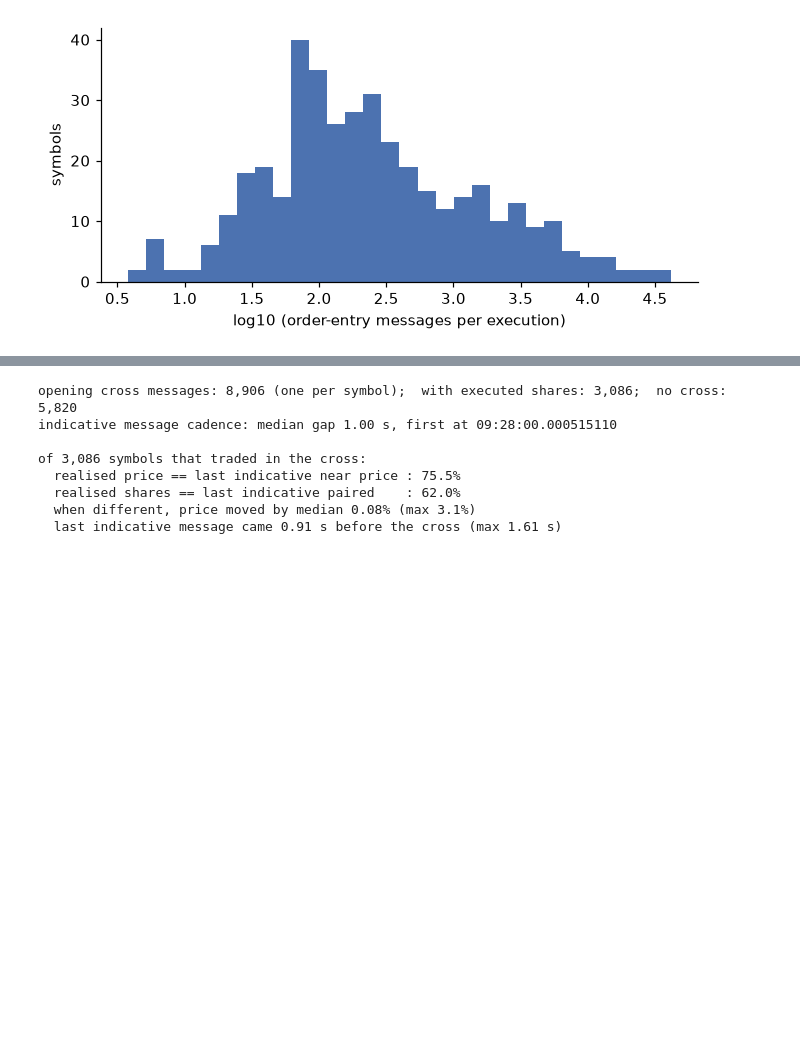
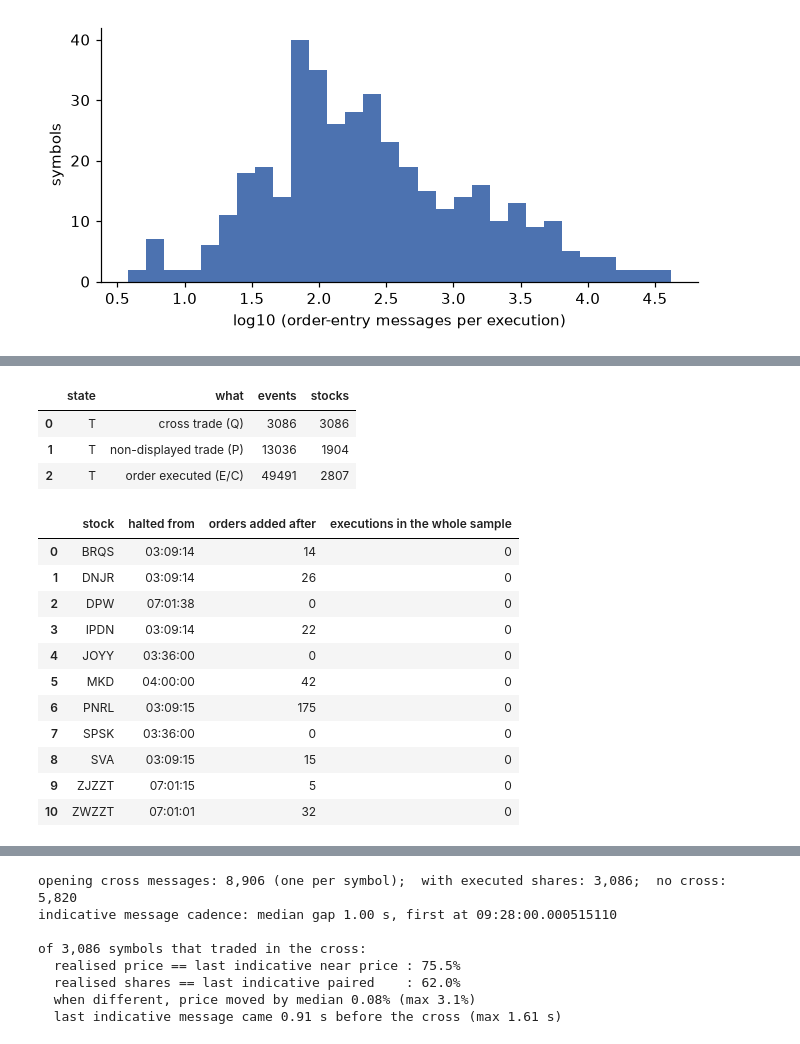
Before and after one commit to joannekzx/itch-feed-forensics, a Jupyter notebook: notebooks/03_findings.ipynb, the cells around one changed output, grey strips where cells are left out. Drawn from its saved outputs; the diff is of its cells as text; code cells hidden in the pictures; blank space fills up the shorter version.

```diff
--- a/notebooks/03_findings.ipynb
+++ b/notebooks/03_findings.ipynb
@@ -118,0 +154,32 @@ lifetime_bucket
+# %%
+run_sql(spark, "05_halts")
+# %% [output]
+|  | state | what | events | stocks |
+| 0 | T | cross trade (Q) | 3086 | 3086 |
+| 1 | T | non-displayed trade (P) | 13036 | 1904 |
+| 2 | T | order executed (E/C) | 49491 | 2807 |
+# %%
+ta = spark.table("trading_action").toPandas()
+halted = ta[ta.trading_state == "H"]
+adds = spark.table("add_order").groupBy("locate").agg({"seq": "count"}).toPandas().rename(columns={"count(seq)": "adds"}).set_index("locate").adds
+ex = spark.table("execution").groupBy("locate").count().toPandas().set_index("locate")["count"]
+first = halted.groupby("locate").ts_ns.min()
+rows = []
+for loc, t0 in first.items():
+    n_after = spark.sql(f"select count(*) c from add_order where locate = {loc} and ts_ns >= {int(t0)}").first().c
+    rows.append({"stock": ta[ta.locate == loc].stock.iloc[0], "halted from": clock(t0), "orders added after": n_after,
+                 "executions in the whole sample": int(ex.get(loc, 0))})
+pd.DataFrame(rows)
+# %% [output]
+|  | stock | halted from | orders added after | executions in the whole sample |
+| 0 | BRQS | 03:09:14 | 14 | 0 |
+| 1 | DNJR | 03:09:14 | 26 | 0 |
+| 2 | DPW | 07:01:38 | 0 | 0 |
+| 3 | IPDN | 03:09:14 | 22 | 0 |
+| 4 | JOYY | 03:36:00 | 0 | 0 |
+| 5 | MKD | 04:00:00 | 42 | 0 |
+| 6 | PNRL | 03:09:15 | 175 | 0 |
+| 7 | SPSK | 03:36:00 | 0 | 0 |
+| 8 | SVA | 03:09:15 | 15 | 0 |
+| 9 | ZJZZT | 07:01:15 | 5 | 0 |
+| 10 | ZWZZT | 07:01:01 | 32 | 0 |
```
Also changed, not shown: parts of 16 cells of this notebook, 4 other files.
